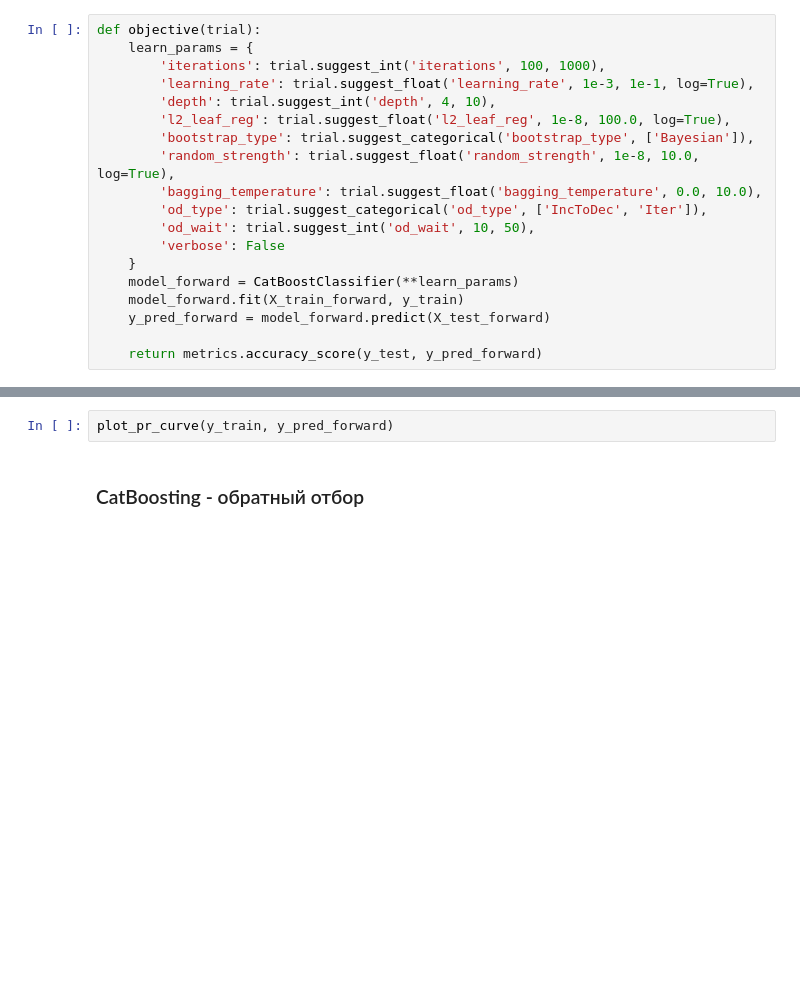
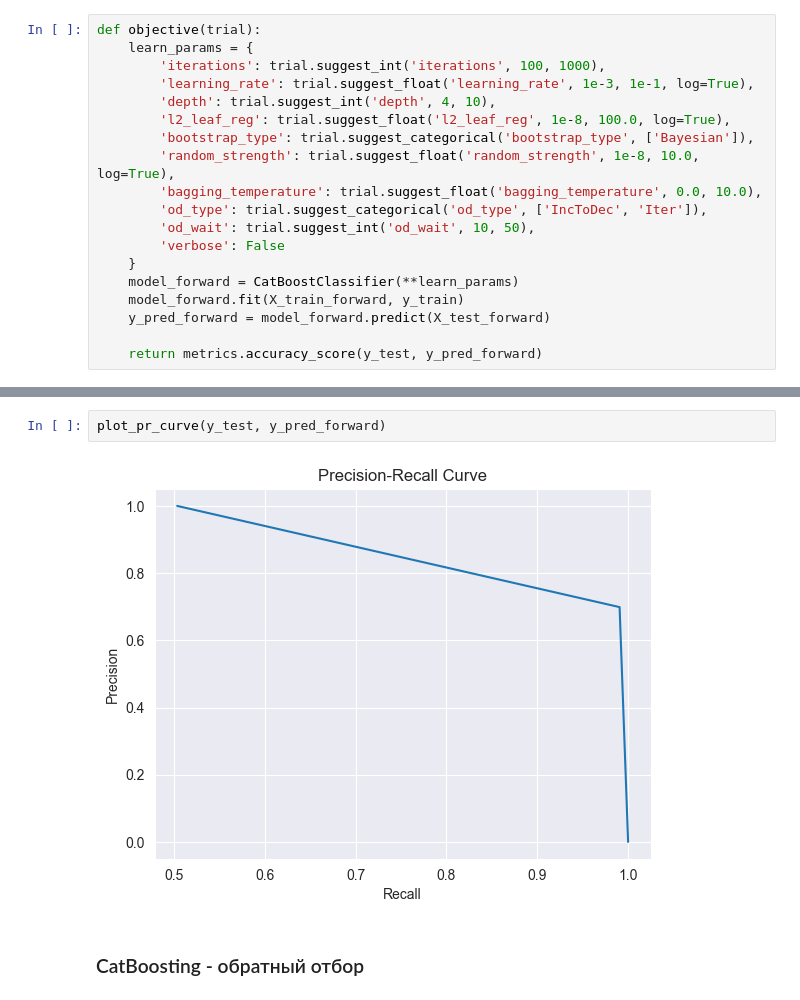
Before and after one commit to KirillPogranichny/ml-fefu-course, a Jupyter notebook: XGBoost.ipynb, the cells around one changed output, grey strips where cells are left out. Drawn from its saved outputs; the diff is of its cells as text; blank space fills up the shorter version.

```diff
--- a/XGBoost.ipynb
+++ b/XGBoost.ipynb
@@ -454,5 +550,7 @@ plot_roc_curve(y_train, y_pred_forward)
 # %%
-plot_pr_curve(y_train, y_pred_forward)
+plot_pr_curve(y_test, y_pred_forward)
+# %% [output]
+[figure, added]
 # %% [markdown]
 ### CatBoosting - обратный отбор
 # %%
```
Also changed, not shown: parts of 32 cells of this notebook.
